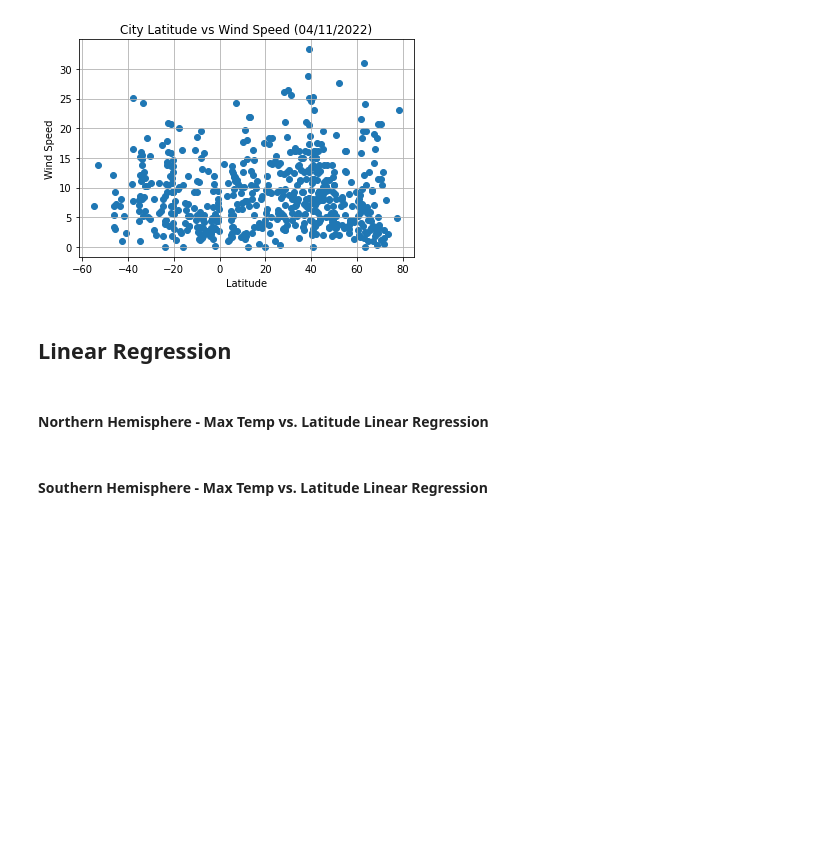
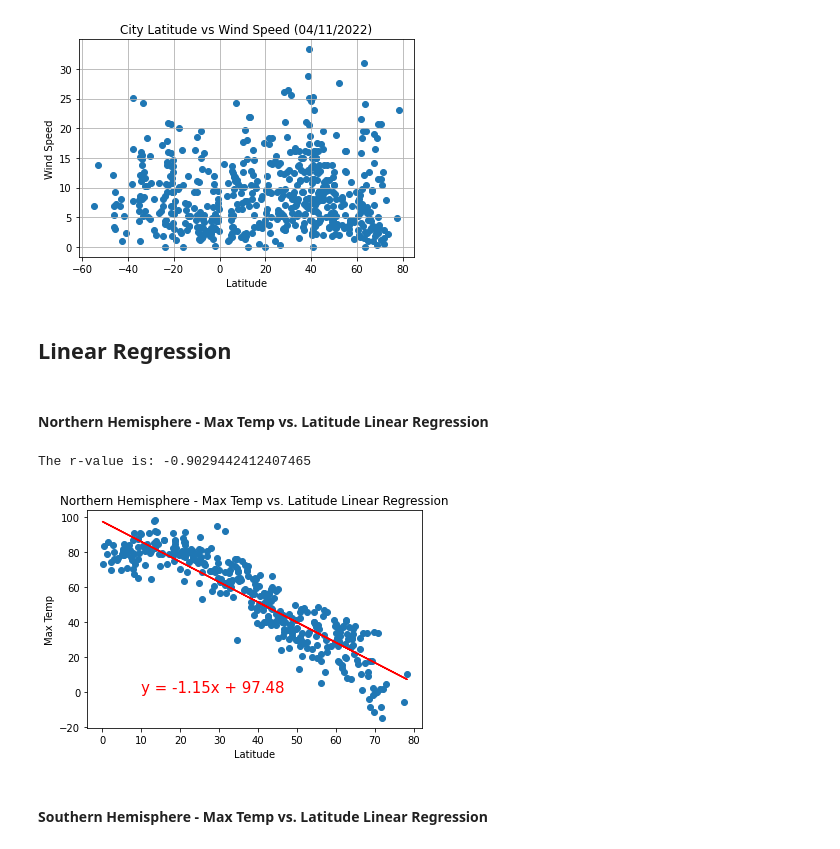
Before and after one commit to nealp1910/HW06-python-api-challenge, a Jupyter notebook: WeatherPy/WeatherPy.ipynb, the cells around one changed output. Cells and saved outputs as stored; diff of their text form; code cells hidden in the pictures; blank space fills up the shorter version.

```diff
--- a/WeatherPy/WeatherPy.ipynb
+++ b/WeatherPy/WeatherPy.ipynb
@@ -181,0 +196,5 @@ Skip this step if there are no cities that have humidity > 100%.
+# %%
+# Comparing cities under and over 100% Humidity
+city_df_filtered = city_df.loc[city_df['Humidity']<100]
+print(len(city_df_filtered))
+print(len(city_df))
@@ -181,0 +217,4 @@ Skip this step if there are no cities that have humidity > 100%.
+# %%
+#  Get the indices of cities that have humidity over 100%.
+humidity_over_100 = city_df[city_df.Humidity > 100].index
+humidity_over_100
@@ -181,0 +223,7 @@ Skip this step if there are no cities that have humidity > 100%.
+# %%
+# Make a new DataFrame equal to the city data to drop all humidity outliers by index.
+# Passing "inplace=False" will make a copy of the city_data DataFrame, which we call "clean_city_data".
+clean_city_data = city_df_filtered
+for x in humidity_over_100:
+    clean_city_data = city_df.drop([x])
+clean_city_data
@@ -246,7 +308,38 @@ plt.show()
 [figure]
 # %% [markdown]
 ## Linear Regression
+# %%
+# Creating norhtern and southern hemisphere
+northern_hemisphere = clean_city_data.loc[clean_city_data["Lat"] >= 0]
+southern_hemisphere = clean_city_data.loc[clean_city_data["Lat"] < 0]
+# northern_hemisphere
+# southern_hemisphere
 # %% [markdown]
 ####  Northern Hemisphere - Max Temp vs. Latitude Linear Regression
+# %%
+# Northern Hemisphere - Max Temp vs. Latitude Linear Regression
+x_values = northern_hemisphere['Lat']
+y_values = northern_hemisphere['Max Temp']
+(slope, intercept, rvalue, pvalue, stderr) = linregress(x_values, y_values)
+regress_values = x_values * slope + intercept
+line_eq = "y = " + str(round(slope,2)) + "x + " + str(round(intercept,2))
+
+# Plot
+plt.scatter(x_values,y_values)
+plt.plot(x_values,regress_values, "r-")
+plt.annotate(line_eq, (10,0), fontsize = 15, color = "red")
+plt.xlabel('Latitude')
+plt.ylabel('Max Temp')
+plt.title('Northern Hemisphere - Max Temp vs. Latitude Linear Regression')
+
+# Printing r-value
+print(f"The r-value is: {rvalue}")
+
+# Saving graph
+plt.savefig("Northern Hemisphere - Max Temp vs. Latitude Linear Regression.png")
+plt.show()
+# %% [output]
+The r-value is: -0.9029442412407465
+[figure, added]
 # %% [markdown]
 ####  Southern Hemisphere - Max Temp vs. Latitude Linear Regression
```
Also changed, not shown: parts of 18 cells of this notebook, 10 other files.
